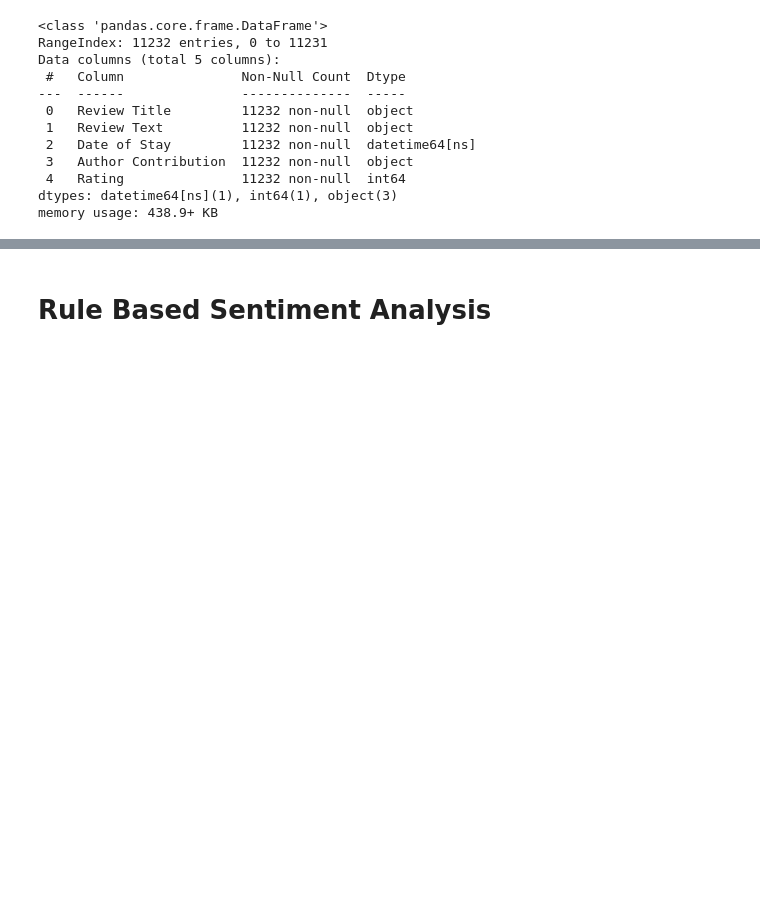
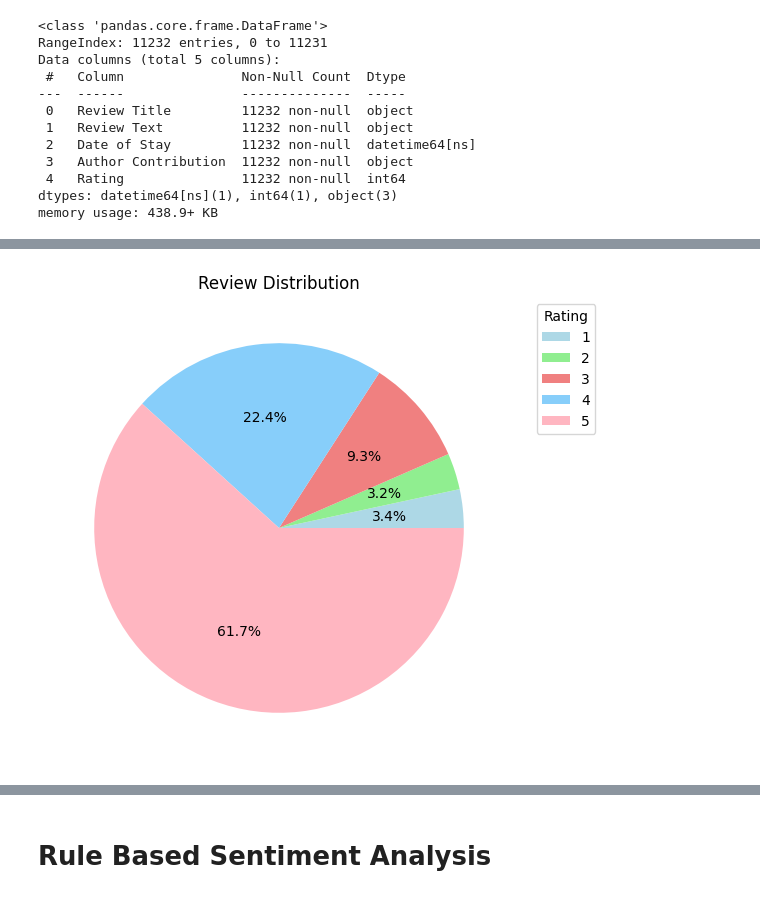
Before and after one commit to joannelxl/DataOpsMLOps, a Jupyter notebook: topic_modeling_and_sentiment_analysis.ipynb, the cells around one changed output, grey strips where cells are left out. Drawn from its saved outputs; the diff is of its cells as text; code cells hidden in the pictures; blank space fills up the shorter version.

```diff
--- a/topic_modeling_and_sentiment_analysis.ipynb
+++ b/topic_modeling_and_sentiment_analysis.ipynb
@@ -124,3 +194,18 @@ title_string = " ".join(ta_df['title_clean'])
+# %%
+# Count the occurrences of each unique value in the "Rating" column and sort by index
+rating_counts = ta_df['Rating'].value_counts().sort_index()
+
+# Plotting
+plt.figure(figsize=(8, 6))
+plt.pie(rating_counts, labels=None, autopct='%1.1f%%', colors=['lightblue', 'lightgreen', 'lightcoral', 'lightskyblue', 'lightpink'])
+plt.title('Review Distribution')
+
+# Adding legend
+plt.legend(title='Rating', labels=rating_counts.index, loc='upper right', bbox_to_anchor=(1.2, 1))
+
+plt.show()
+# %% [output]
+[figure, added]
 # %%
 wordcloud_review = WordCloud(background_color="white")
 
```
Also changed, not shown: parts of 12 cells of this notebook.
